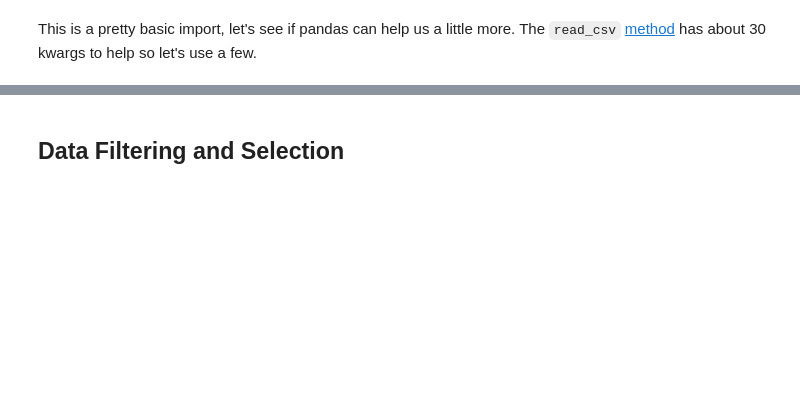
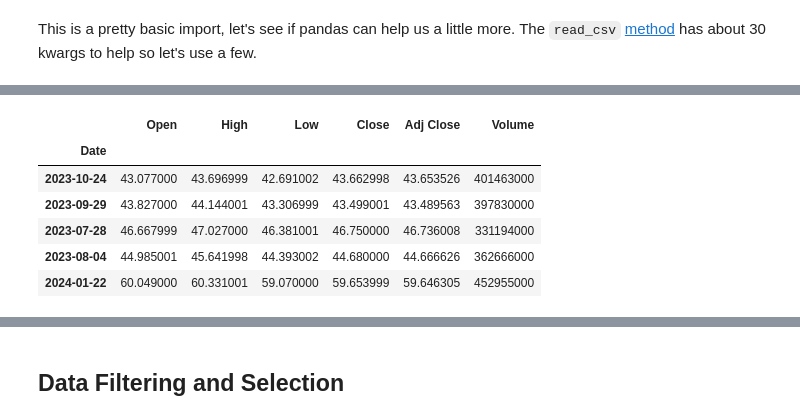
Before and after one commit to joireman/pyrva-pandas, a Jupyter notebook: pandas-data-analysis.ipynb, the cells around one changed output, grey strips where cells are left out. Saved outputs shown, nothing was run; the diff lists cells and outputs as text; code cells hidden in the pictures; blank space fills up the shorter version.

```diff
--- a/pandas-data-analysis.ipynb
+++ b/pandas-data-analysis.ipynb
@@ -190,2 +427,12 @@ nvda_prices
+# %%
+nvda_prices.sample(5)
+# %% [output]
+|  | Open | High | Low | Close | Adj Close | Volume |
+| Date |  |  |  |  |  |  |
+| 2023-10-24 | 43.077000 | 43.696999 | 42.691002 | 43.662998 | 43.653526 | 401463000 |
+| 2023-09-29 | 43.827000 | 44.144001 | 43.306999 | 43.499001 | 43.489563 | 397830000 |
+| 2023-07-28 | 46.667999 | 47.027000 | 46.381001 | 46.750000 | 46.736008 | 331194000 |
+| 2023-08-04 | 44.985001 | 45.641998 | 44.393002 | 44.680000 | 44.666626 | 362666000 |
+| 2024-01-22 | 60.049000 | 60.331001 | 59.070000 | 59.653999 | 59.646305 | 452955000 |
 # %%
 nvda_prices.index
```
Also changed, not shown: parts of 55 cells of this notebook.
